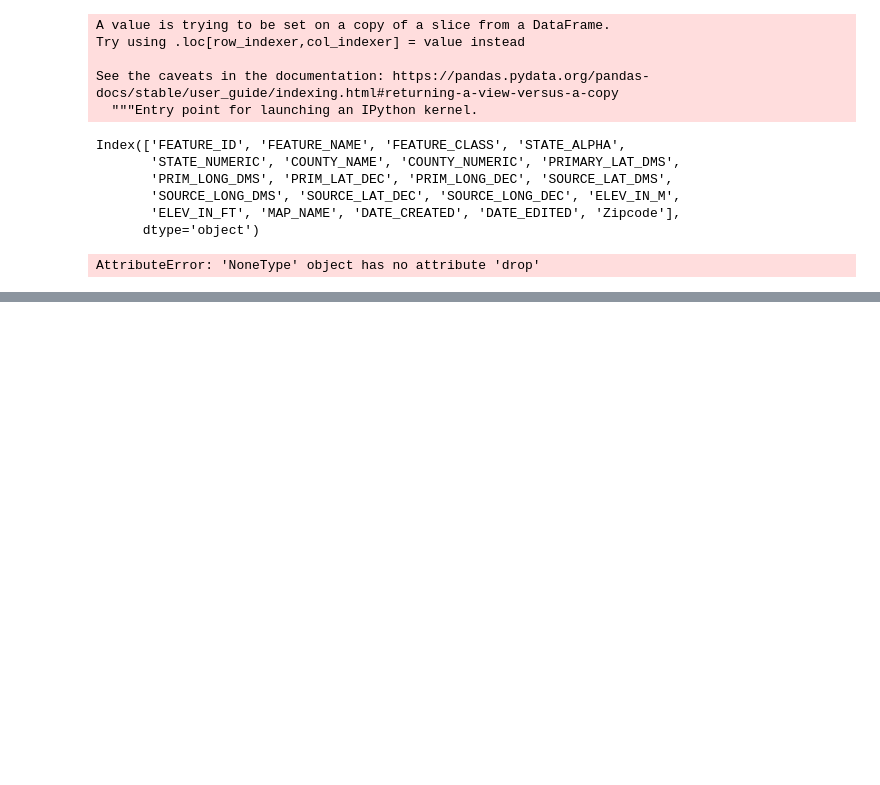
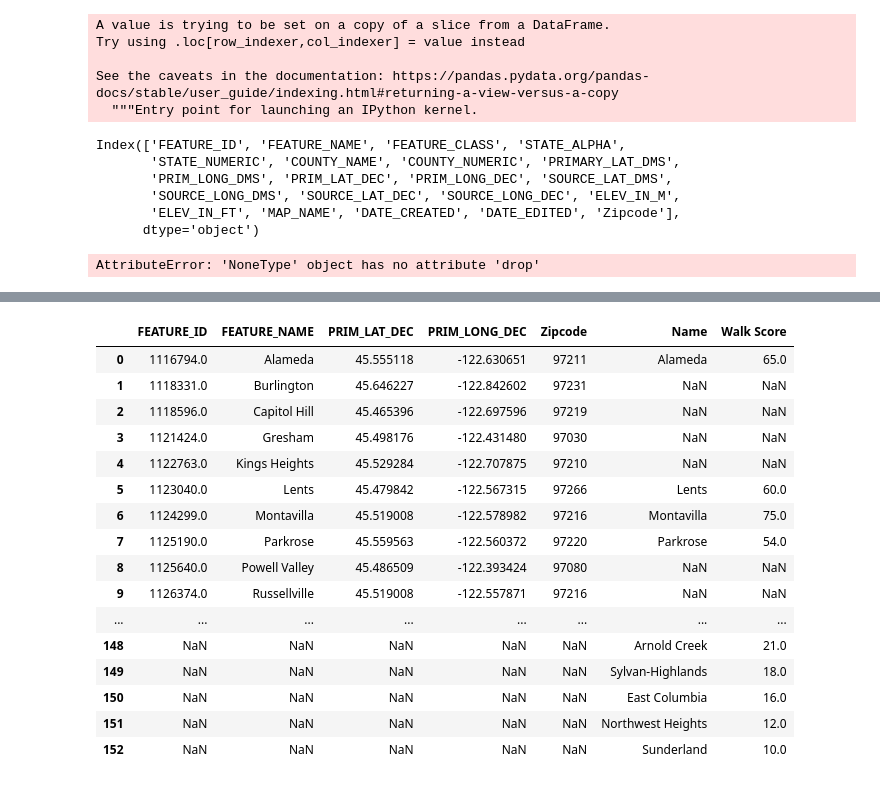
Before and after one commit to troypramsey/WalkabilityRaceIncome_InPortland_2012-2018, a Jupyter notebook: Oregon Dataframe.ipynb, the cells around one changed output, grey strips where cells are left out. Saved outputs shown, nothing was run; the diff lists cells and outputs as text; code cells hidden in the pictures; blank space fills up the shorter version.

Commit message:
imported arcgis data for neighborhoods

```diff
--- a/Oregon Dataframe.ipynb
+++ b/Oregon Dataframe.ipynb
@@ -117,0 +105,3 @@ mf_df_cleaned
+# %%
+mf_df_cleaned['FEATURE_NAME'].replace({'(historical)': ''}, inplace=True)
+mf_df_cleaned
@@ -117,0 +126,6 @@ mf_df_cleaned
+# %%
+walkability_df = pd.read_csv("PDX_Neighborhood_Walkability.csv",sep=",")
+# %%
+walkscore_df = walkability_df[["Name","Walk Score"]]
+walkscore_df['Name'].replace({'-': ' '}, inplace=True)
+walkscore_df
@@ -117,0 +154,21 @@ mf_df_cleaned
+# %%
+merge_df = mf_df_cleaned.merge(walkscore_df, how='outer', left_on='FEATURE_NAME', right_on='Name')
+merge_df
+# %% [output]
+|  | FEATURE_ID | FEATURE_NAME | PRIM_LAT_DEC | PRIM_LONG_DEC | Zipcode | Name | Walk Score |
+| 0 | 1116794.0 | Alameda | 45.555118 | -122.630651 | 97211 | Alameda | 65.0 |
+| 1 | 1118331.0 | Burlington | 45.646227 | -122.842602 | 97231 | NaN | NaN |
+| 2 | 1118596.0 | Capitol Hill | 45.465396 | -122.697596 | 97219 | NaN | NaN |
+| 3 | 1121424.0 | Gresham | 45.498176 | -122.431480 | 97030 | NaN | NaN |
+| 4 | 1122763.0 | Kings Heights | 45.529284 | -122.707875 | 97210 | NaN | NaN |
+| 5 | 1123040.0 | Lents | 45.479842 | -122.567315 | 97266 | Lents | 60.0 |
+| 6 | 1124299.0 | Montavilla | 45.519008 | -122.578982 | 97216 | Montavilla | 75.0 |
+| 7 | 1125190.0 | Parkrose | 45.559563 | -122.560372 | 97220 | Parkrose | 54.0 |
+| 8 | 1125640.0 | Powell Valley | 45.486509 | -122.393424 | 97080 | NaN | NaN |
+| 9 | 1126374.0 | Russellville | 45.519008 | -122.557871 | 97216 | NaN | NaN |
+| ... | ... | ... | ... | ... | ... | ... | ... |
+| 148 | NaN | NaN | NaN | NaN | NaN | Arnold Creek | 21.0 |
+| 149 | NaN | NaN | NaN | NaN | NaN | Sylvan-Highlands | 18.0 |
+| 150 | NaN | NaN | NaN | NaN | NaN | East Columbia | 16.0 |
+| 151 | NaN | NaN | NaN | NaN | NaN | Northwest Heights | 12.0 |
+| 152 | NaN | NaN | NaN | NaN | NaN | Sunderland | 10.0 |
```
Also changed, not shown: parts of 7 cells of this notebook, 10 other files.
